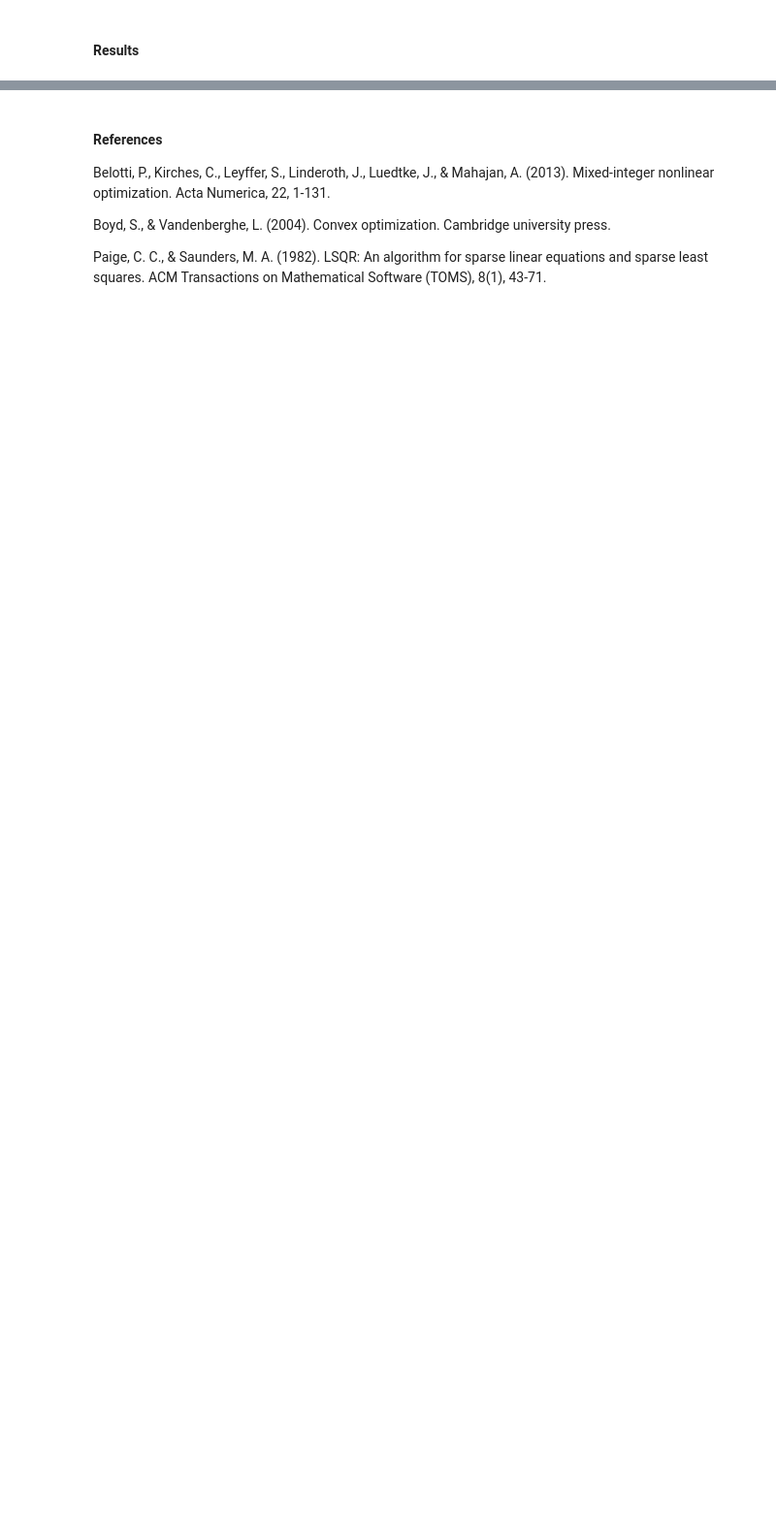
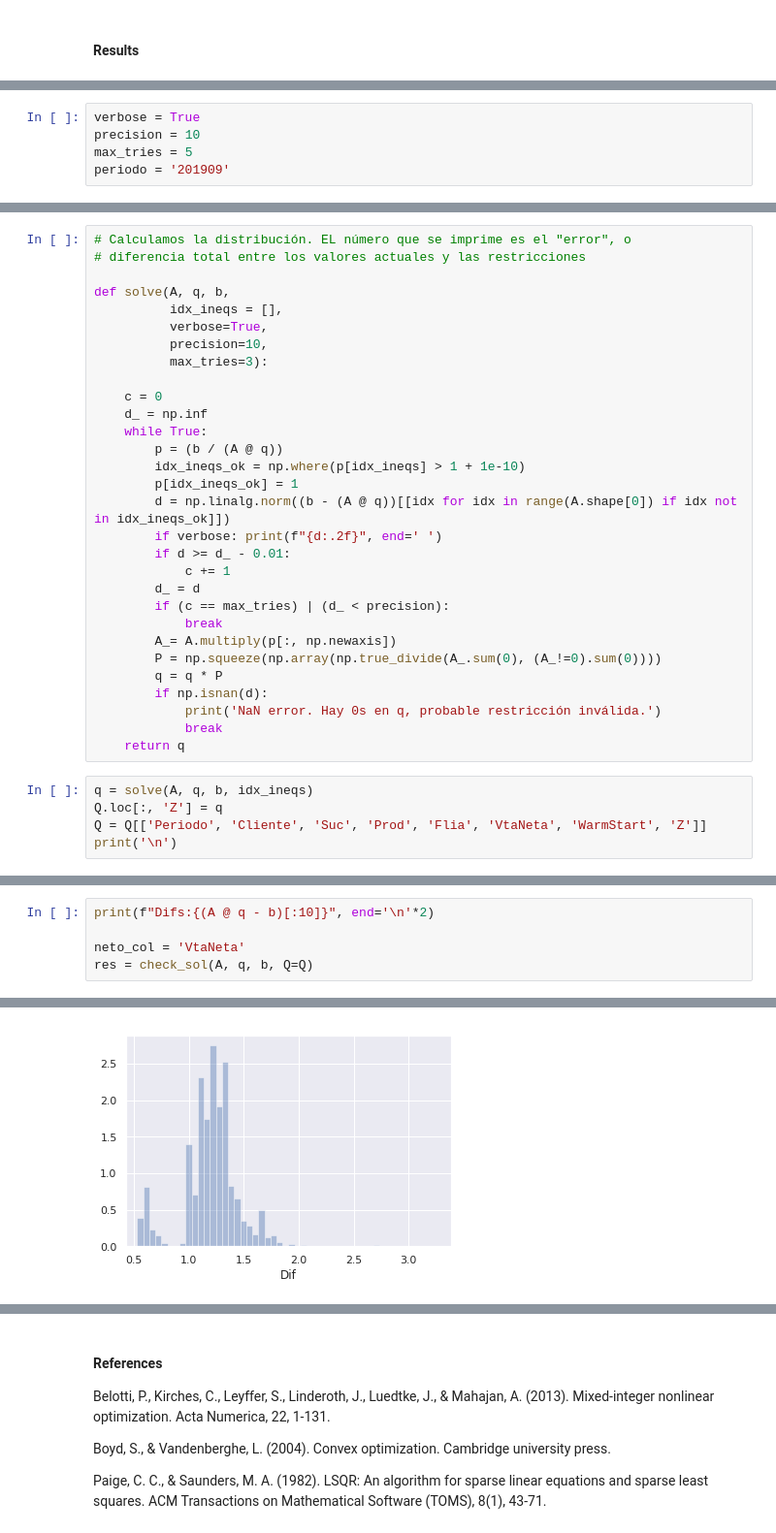
Before and after one commit to Cerebrock/CVX, a Jupyter notebook: CVX.ipynb, the cells around one changed output, grey strips where cells are left out. Shown at 97% size. Cells and saved outputs as stored; diff of their text form; blank space fills up the shorter version.

```diff
--- a/CVX.ipynb
+++ b/CVX.ipynb
@@ -62,0 +511,5 @@ sparse matrix, lsqr, orth
+# %%
+verbose = True
+precision = 10
+max_tries = 5
+periodo = '201909'
@@ -62,0 +651,35 @@ sparse matrix, lsqr, orth
+# %%
+# Calculamos la distribución. EL número que se imprime es el "error", o
+# diferencia total entre los valores actuales y las restricciones
+
+def solve(A, q, b,
+          idx_ineqs = [],
+          verbose=True,
+          precision=10,
+          max_tries=3):
+
+    c = 0
+    d_ = np.inf
+    while True:
+        p = (b / (A @ q))
+        idx_ineqs_ok = np.where(p[idx_ineqs] > 1 + 1e-10)
+        p[idx_ineqs_ok] = 1
+        d = np.linalg.norm((b - (A @ q))[[idx for idx in range(A.shape[0]) if idx not in idx_ineqs_ok]])
+        if verbose: print(f"{d:.2f}", end=' ')
+        if d >= d_ - 0.01:
+            c += 1
+        d_ = d
+        if (c == max_tries) | (d_ < precision):
+            break
+        A_= A.multiply(p[:, np.newaxis])
+        P = np.squeeze(np.array(np.true_divide(A_.sum(0), (A_!=0).sum(0))))
+        q = q * P
+        if np.isnan(d):
+            print('NaN error. Hay 0s en q, probable restricción inválida.')
+            break
+    return q
+# %%
+q = solve(A, q, b, idx_ineqs)
+Q.loc[:, 'Z'] = q
+Q = Q[['Periodo', 'Cliente', 'Suc', 'Prod', 'Flia', 'VtaNeta', 'WarmStart', 'Z']]
+print('\n')
@@ -62,0 +688,6 @@ sparse matrix, lsqr, orth
+# %%
+print(f"Difs:{(A @ q - b)[:10]}", end='\n'*2)
+
+neto_col = 'VtaNeta'
+res = check_sol(A, q, b, Q=Q)
+# %% [output]
@@ -62,0 +704 @@ sparse matrix, lsqr, orth
+[figure, added]
```
Also changed, not shown: parts of 107 cells of this notebook, 9 other files.
